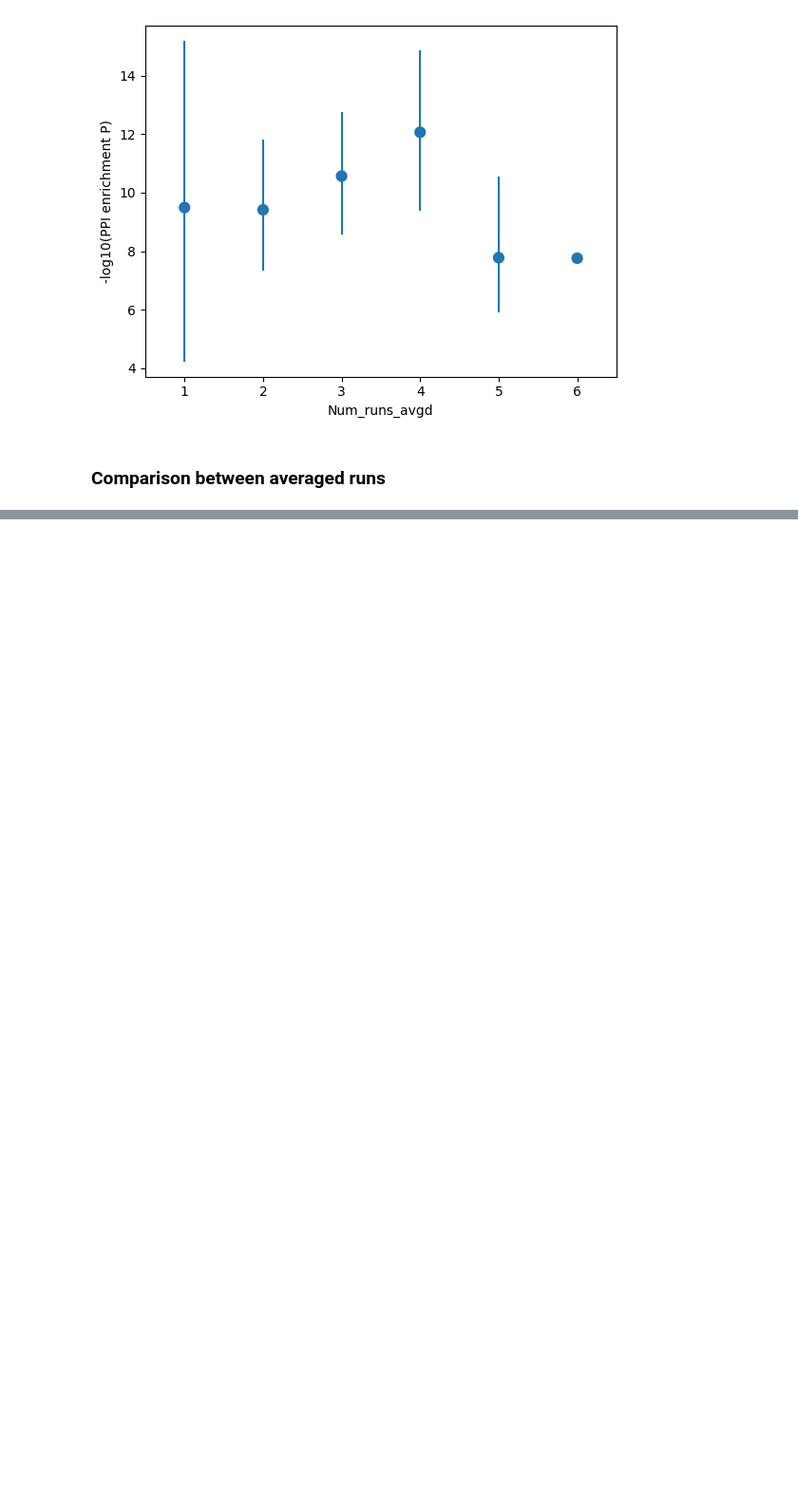
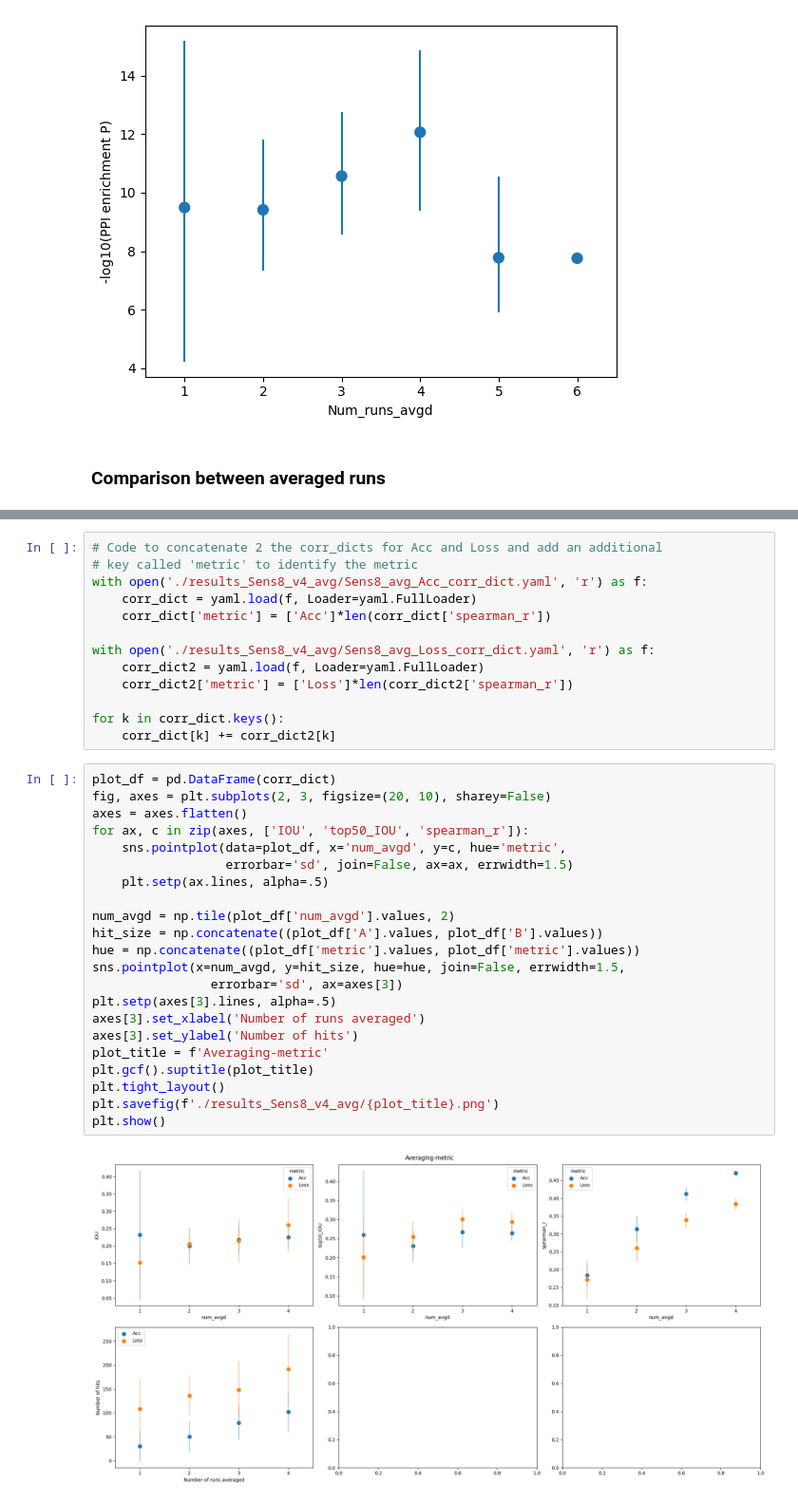
Before and after one commit to titoghose/GWANN, a Jupyter notebook: Code_AD/sensitivity_plots.ipynb, the cells around one changed output, grey strips where cells are left out. Shown at 95% size. Saved outputs shown, nothing was run; the diff lists cells and outputs as text; blank space fills up the shorter version.

```diff
--- a/Code_AD/sensitivity_plots.ipynb
+++ b/Code_AD/sensitivity_plots.ipynb
@@ -1126,0 +1264,37 @@ sns.pointplot(data=string_enrichment, x='Num_runs_avgd', y='-log10(PPI enrichmen
+# %%
+# Code to concatenate 2 the corr_dicts for Acc and Loss and add an additional
+# key called 'metric' to identify the metric
+with open('./results_Sens8_v4_avg/Sens8_avg_Acc_corr_dict.yaml', 'r') as f:
+    corr_dict = yaml.load(f, Loader=yaml.FullLoader)
+    corr_dict['metric'] = ['Acc']*len(corr_dict['spearman_r'])
+
+with open('./results_Sens8_v4_avg/Sens8_avg_Loss_corr_dict.yaml', 'r') as f:
+    corr_dict2 = yaml.load(f, Loader=yaml.FullLoader)
+    corr_dict2['metric'] = ['Loss']*len(corr_dict2['spearman_r'])
+
+for k in corr_dict.keys():
+    corr_dict[k] += corr_dict2[k]
+# %%
+plot_df = pd.DataFrame(corr_dict)
+fig, axes = plt.subplots(2, 3, figsize=(20, 10), sharey=False)
+axes = axes.flatten()
+for ax, c in zip(axes, ['IOU', 'top50_IOU', 'spearman_r']):
+    sns.pointplot(data=plot_df, x='num_avgd', y=c, hue='metric',
+                  errorbar='sd', join=False, ax=ax, errwidth=1.5)
+    plt.setp(ax.lines, alpha=.5)
+
+num_avgd = np.tile(plot_df['num_avgd'].values, 2)
+hit_size = np.concatenate((plot_df['A'].values, plot_df['B'].values))
+hue = np.concatenate((plot_df['metric'].values, plot_df['metric'].values))
+sns.pointplot(x=num_avgd, y=hit_size, hue=hue, join=False, errwidth=1.5,
+                errorbar='sd', ax=axes[3])
+plt.setp(axes[3].lines, alpha=.5)
+axes[3].set_xlabel('Number of runs averaged')
+axes[3].set_ylabel('Number of hits')
+plot_title = f'Averaging-metric'
+plt.gcf().suptitle(plot_title)
+plt.tight_layout()
+plt.savefig(f'./results_Sens8_v4_avg/{plot_title}.png')
+plt.show()
+# %% [output]
+[figure, added]
```
Also changed, not shown: parts of 28 cells of this notebook, 7 other files.
